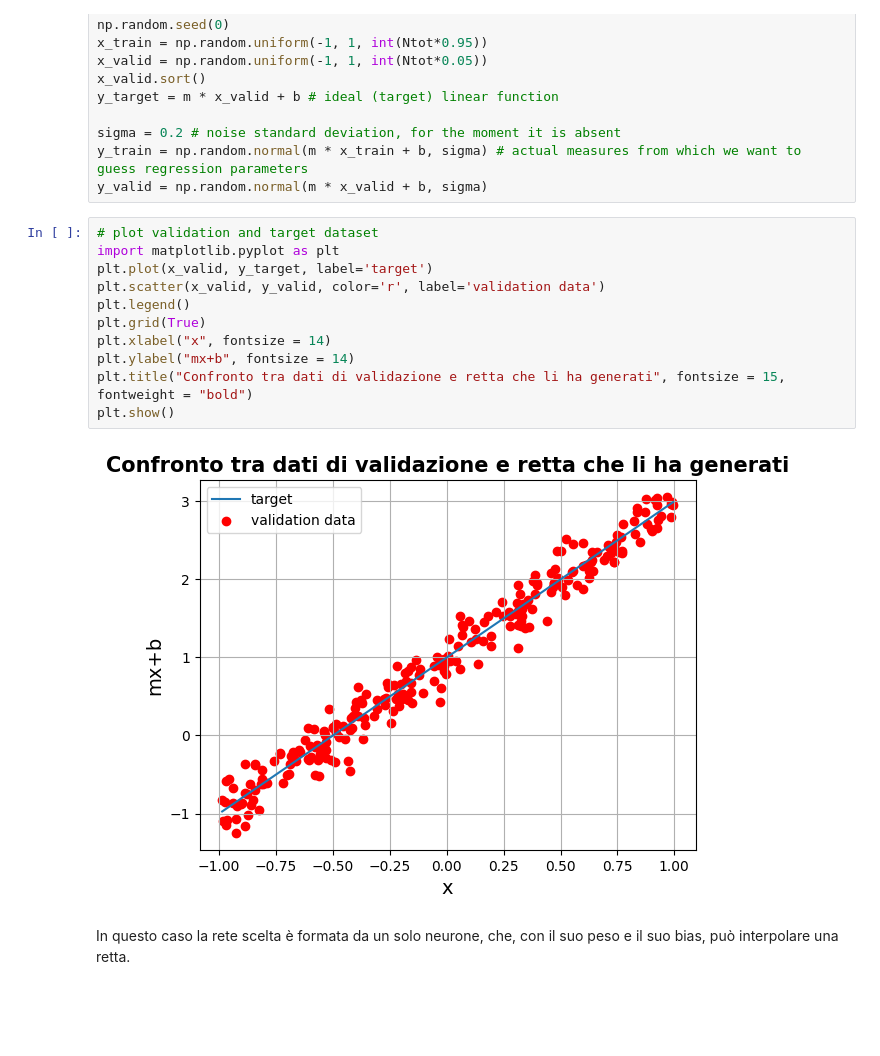
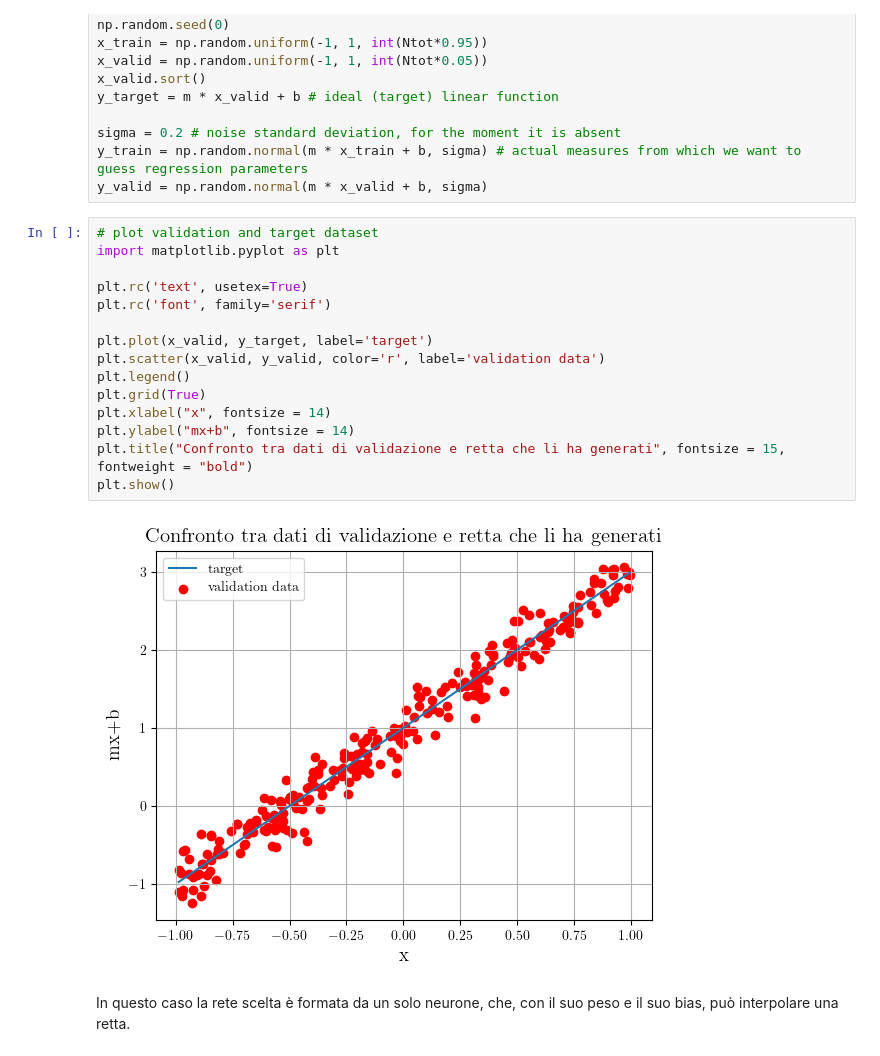
Before and after one commit to teolazze/LSN_matteo_lazzeretti, a Jupyter notebook: lezione_11/esercizio_11.1.ipynb, the cells around one changed output. Cells and saved outputs as stored; diff of their text form; blank space fills up the shorter version.

```diff
--- a/lezione_11/esercizio_11.1.ipynb
+++ b/lezione_11/esercizio_11.1.ipynb
@@ -28,16 +28,20 @@ y_valid = np.random.normal(m * x_valid + b, sigma)
 # %%
 # plot validation and target dataset
 import matplotlib.pyplot as plt
+
+plt.rc('text', usetex=True)
+plt.rc('font', family='serif')
+
 plt.plot(x_valid, y_target, label='target')
 plt.scatter(x_valid, y_valid, color='r', label='validation data')
 plt.legend()
 plt.grid(True)
 plt.xlabel("x", fontsize = 14)
 plt.ylabel("mx+b", fontsize = 14)
 plt.title("Confronto tra dati di validazione e retta che li ha generati", fontsize = 15, fontweight = "bold")
 plt.show()
 # %% [output]
-[figure, old version]
+[figure, new version]
 # %% [markdown]
 In questo caso la rete scelta è formata da un solo neurone, che, con il suo peso e il suo bias, può interpolare una retta.
 # %%
```
Also changed, not shown: parts of 9 cells of this notebook, 2 other files.
